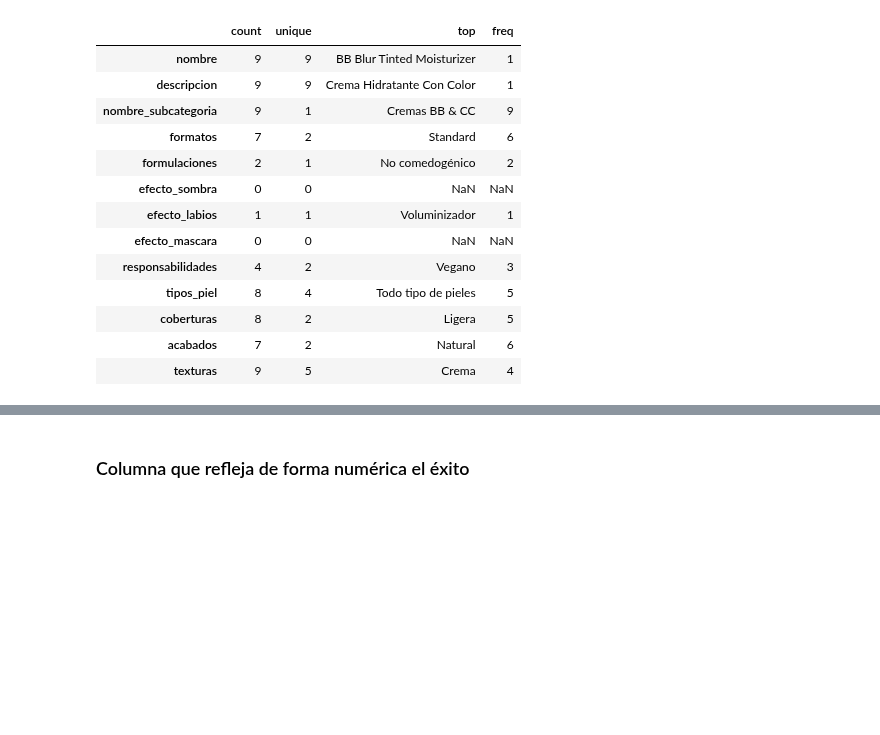
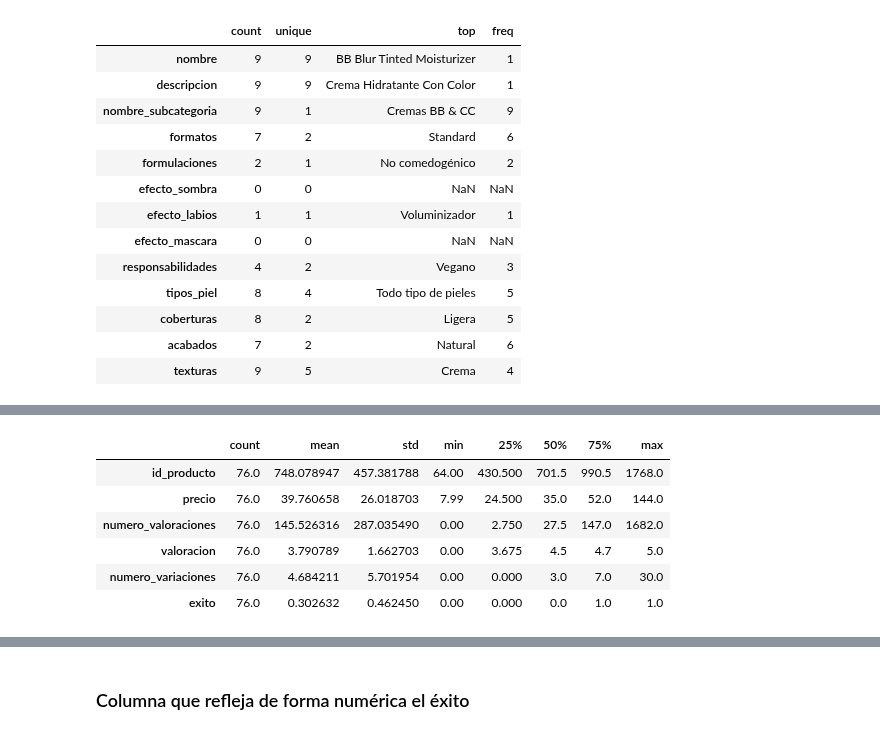
Before and after one commit to raquelscv/proyecto_final_sephora, a Jupyter notebook: eda.ipynb, the cells around one changed output, grey strips where cells are left out. Drawn from its saved outputs; the diff is of its cells as text; code cells hidden in the pictures; blank space fills up the shorter version.

Commit message:
Lanzamiento producto de mejora

```diff
--- a/eda.ipynb
+++ b/eda.ipynb
@@ -1447,0 +1464,11 @@ df_filtros_bbycc_sinexito.describe(include="object").T
+# %%
+df_sombras_ojos = df[df["nombre_subcategoria"] == "Sombras de ojos"]
+df_sombras_ojos.describe().T
+# %% [output]
+|  | count | mean | std | min | 25% | 50% | 75% | max |
+| id_producto | 76.0 | 748.078947 | 457.381788 | 64.00 | 430.500 | 701.5 | 990.5 | 1768.0 |
+| precio | 76.0 | 39.760658 | 26.018703 | 7.99 | 24.500 | 35.0 | 52.0 | 144.0 |
+| numero_valoraciones | 76.0 | 145.526316 | 287.035490 | 0.00 | 2.750 | 27.5 | 147.0 | 1682.0 |
+| valoracion | 76.0 | 3.790789 | 1.662703 | 0.00 | 3.675 | 4.5 | 4.7 | 5.0 |
+| numero_variaciones | 76.0 | 4.684211 | 5.701954 | 0.00 | 0.000 | 3.0 | 7.0 | 30.0 |
+| exito | 76.0 | 0.302632 | 0.462450 | 0.00 | 0.000 | 0.0 | 1.0 | 1.0 |
```
Also changed, not shown: parts of 14 cells of this notebook.
